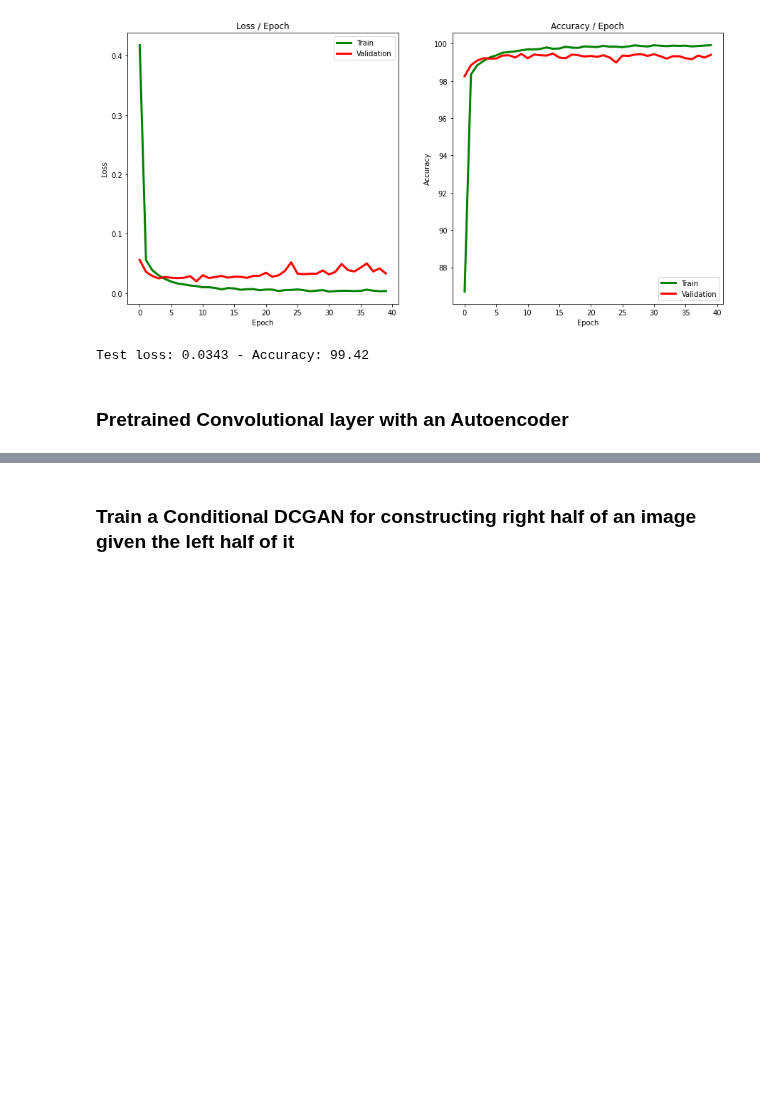
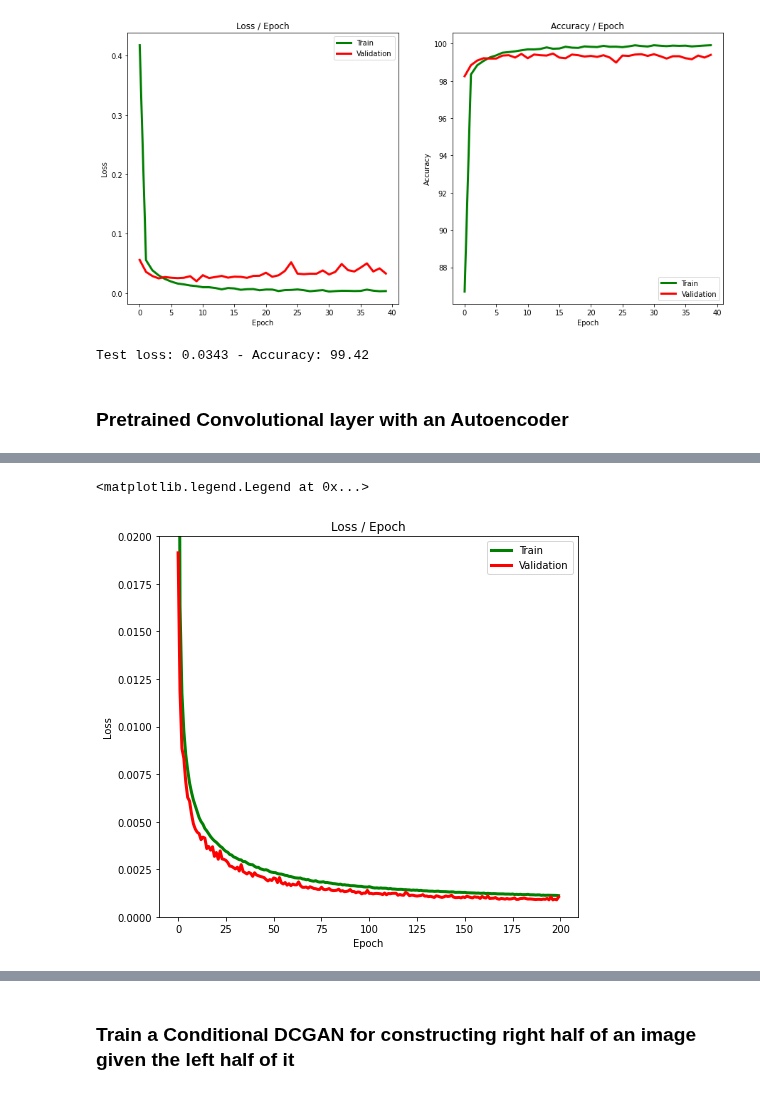
Before and after one commit to ahmadsalimi/DeepLearningIntro, a Jupyter notebook: GAN/CGAN_MNIST.ipynb, the cells around one changed output, grey strips where cells are left out. Cells and saved outputs as stored; diff of their text form; code cells hidden in the pictures; blank space fills up the shorter version.

Commit message:
autoencoder train is done

```diff
--- a/GAN/CGAN_MNIST.ipynb
+++ b/GAN/CGAN_MNIST.ipynb
@@ -414,7 +443,7 @@ autoencoder = Autoencoder().cuda()
 optimizer = torch.optim.Adam(autoencoder.parameters(), lr=1e-4)
 # %%
 batch_size = 256
-epochs = 40
+epochs = 200
 
 train_loss = []
 val_loss = []
@@ -432,10 +461,10 @@ for e in range(epochs):
 
     if epoch_val_loss < best_val_loss:
         best_val_loss = epoch_val_loss
-        torch.save(autoencoder.encoder.state_dict(), 'mnist-autoencoder-conv-model.pt')
+        torch.save(autoencoder.encoder.state_dict(), 'drive/My Drive/mnist-autoencoder-conv-model.pt')
 
     print(f'Epoch {e+1:3} finished in {end_time - start_time:.2f}s - Train loss: {epoch_train_loss:.2e} - Val loss: {epoch_val_loss:.2e}')
 
     train_loss.append(epoch_train_loss)
-    train_accuracy.append(epoch_train_accuracy)
+    val_loss.append(epoch_val_loss)
 # %% [output]
@@ -570,19 +488,19 @@ Epoch 140 finished in 40.79s - Train loss: 1.35e-03 - Val loss: 1.06e-03
-# %%
-continue_epoch4 = 200
-for e in range(continue_epoch3, continue_epoch4):
-
-    start_time = time()
-
-    epoch_train_loss = train_autoencoder(autoencoder, optimizer, images_train, batch_size)
-    epoch_val_loss = evaluate_autoencoder(autoencoder, images_val, batch_size)
-
-    end_time = time()
-
-    if epoch_val_loss < best_val_loss:
-        best_val_loss = epoch_val_loss
-        torch.save(autoencoder.encoder.state_dict(), 'mnist-autoencoder-conv-model.pt')
-
-    print(f'Epoch {e+1:3} finished in {end_time - start_time:.2f}s - Train loss: {epoch_train_loss:.2e} - Val loss: {epoch_val_loss:.2e}')
-
-    train_loss.append(epoch_train_loss)
-    train_accuracy.append(epoch_train_accuracy)
+# %%
+fig = plt.figure(figsize=(7.5, 7))
+
+# loss
+ax = fig.add_subplot(111)
+ax.set_title('Loss / Epoch')
+ax.set_ylabel('Loss')
+ax.set_xlabel('Epoch')
+ax.set_aspect('auto')
+
+plt.plot(train_loss, label='Train', color='green', linewidth=3)
+plt.plot(val_loss, label='Validation', color='red', linewidth=3)
+plt.ylim((0, 2e-2))
+
+
+plt.legend()
+# %% [output]
+<matplotlib.legend.Legend at 0x...>
+[figure, added]
```
Also changed, not shown: parts of 15 cells of this notebook.
